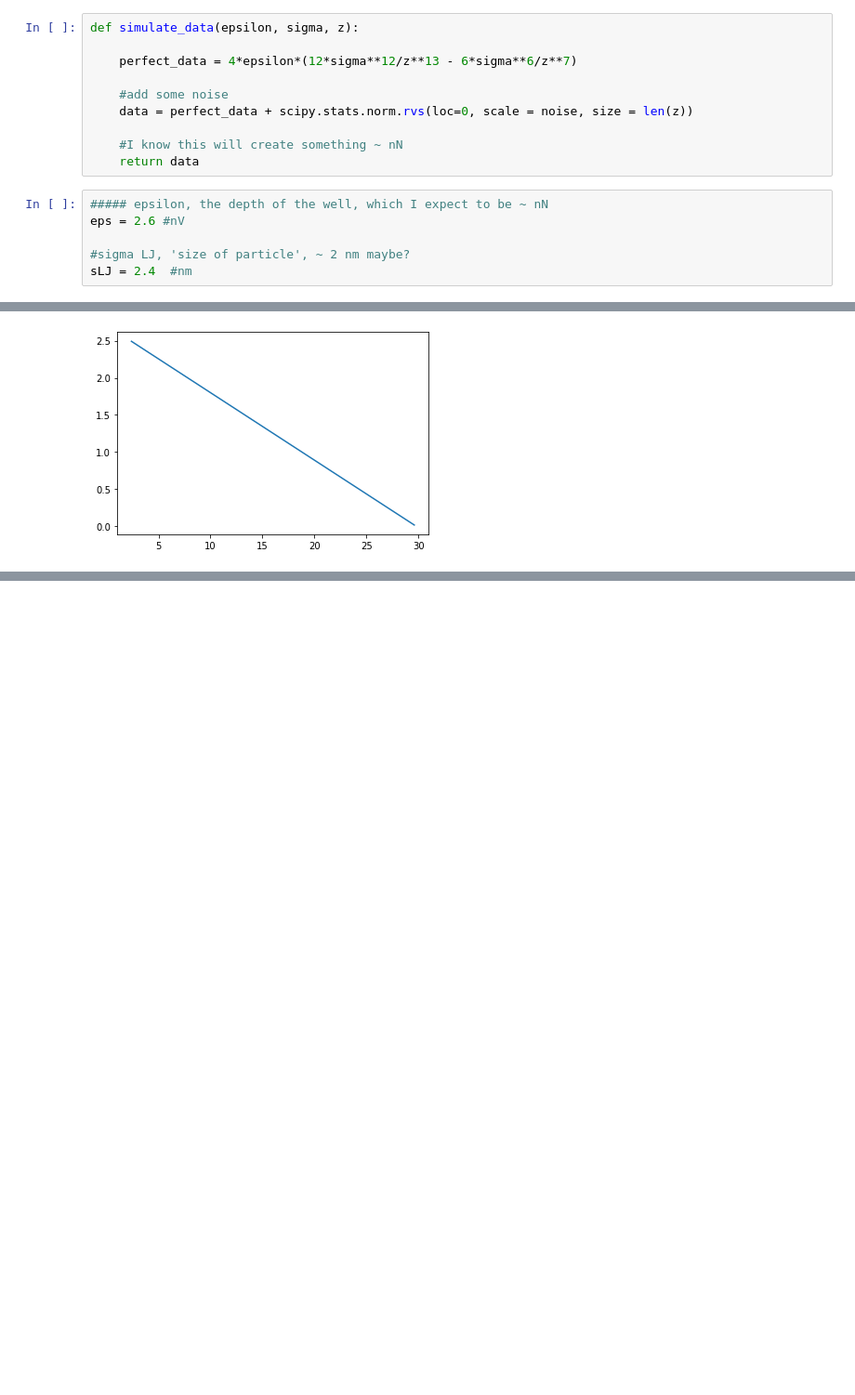
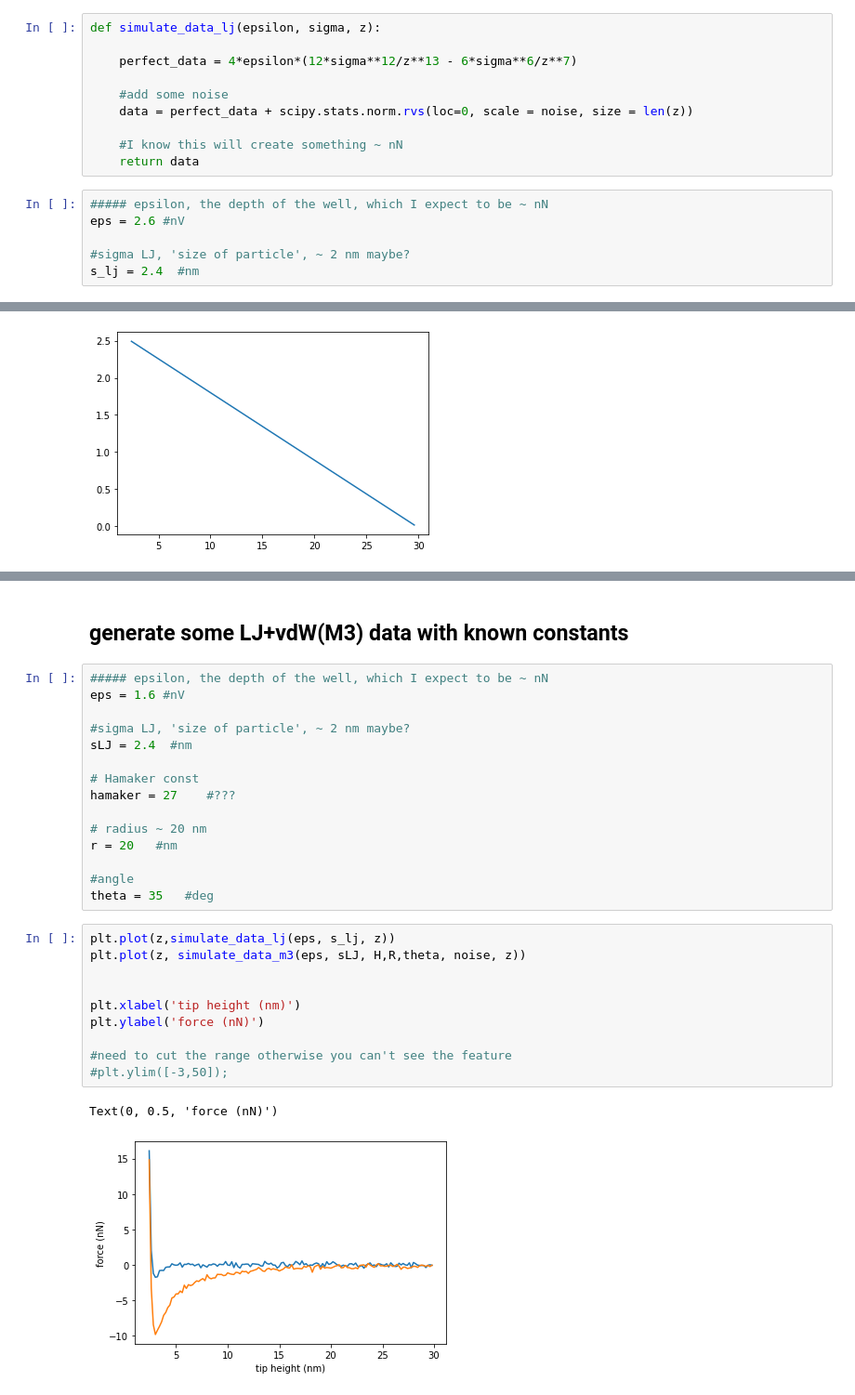
Before and after one commit to phys201/nc_AFM, a Jupyter notebook: documentation.ipynb, the cells around one changed output, grey strips where cells are left out. Shown at 93% size. Cells and saved outputs as stored; diff of their text form; blank space fills up the shorter version.

```diff
--- a/documentation.ipynb
+++ b/documentation.ipynb
@@ -84,7 +74,7 @@ z = np.arange(2.4, 30, 0.2) #nN
 # %%
 noise = 0.2 #nN
 # %%
-def simulate_data(epsilon, sigma, z):
+def simulate_data_lj(epsilon, sigma, z):
 
     perfect_data = 4*epsilon*(12*sigma**12/z**13 - 6*sigma**6/z**7)
 
@@ -98,7 +88,7 @@ def simulate_data(epsilon, sigma, z):
 eps = 2.6 #nV
 
 #sigma LJ, 'size of particle', ~ 2 nm maybe?
-sLJ = 2.4  #nm
+s_lj = 2.4  #nm
 # %%
 plt.plot(z,simulate_data(eps, sLJ, z))
 
@@ -289,0 +345,30 @@ plt.plot(z[:-1], d_force)
+# %% [markdown]
+## generate some LJ+vdW(M3) data with known constants
+# %%
+##### epsilon, the depth of the well, which I expect to be ~ nN
+eps = 1.6 #nV
+
+#sigma LJ, 'size of particle', ~ 2 nm maybe?
+sLJ = 2.4  #nm
+
+# Hamaker const
+hamaker = 27    #???
+
+# radius ~ 20 nm
+r = 20   #nm
+
+#angle
+theta = 35   #deg
+# %%
+plt.plot(z,simulate_data_lj(eps, s_lj, z))
+plt.plot(z, simulate_data_m3(eps, sLJ, H,R,theta, noise, z))
+
+
+plt.xlabel('tip height (nm)')
+plt.ylabel('force (nN)')
+
+#need to cut the range otherwise you can't see the feature
+#plt.ylim([-3,50]);
+# %% [output]
+Text(0, 0.5, 'force (nN)')
+[figure, added]
```
Also changed, not shown: parts of 17 cells of this notebook.
